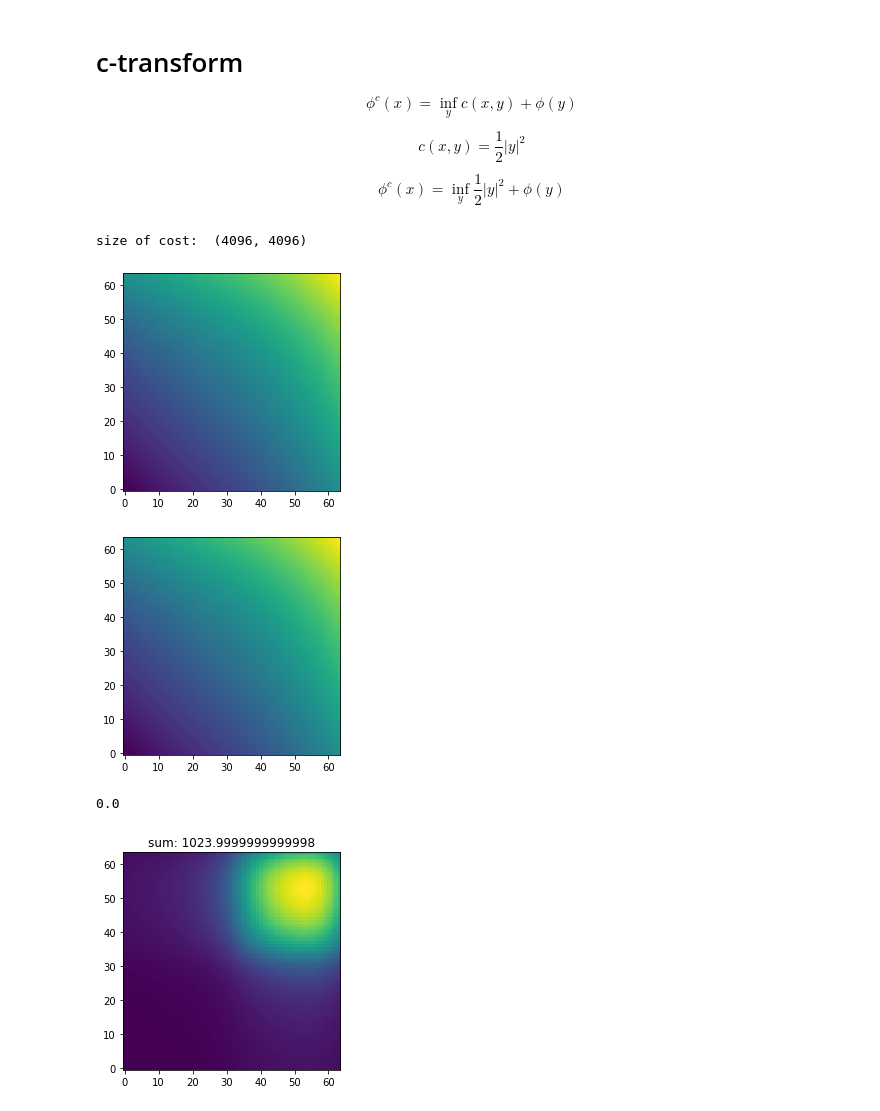
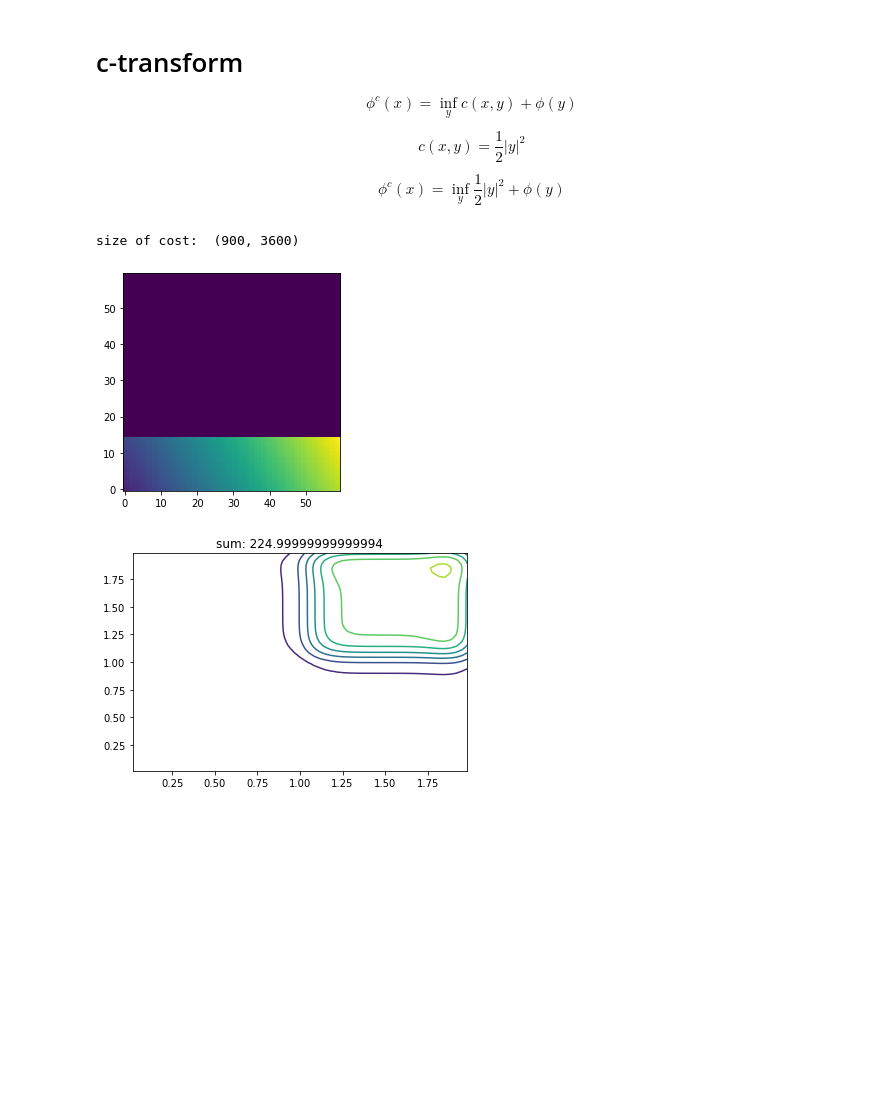
Before and after one commit to wonjunee/screening, a Jupyter notebook: python/screening_other.ipynb, the cells around one changed output. Cells and saved outputs as stored; diff of their text form; code cells hidden in the pictures; blank space fills up the shorter version.

```diff
--- a/python/screening_other.ipynb
+++ b/python/screening_other.ipynb
@@ -298,71 +302,58 @@ from IPython import display
 
 # parameters
 # grid size n x n
-n = 64
+n = 30
+m = 60
 
 # step size for the gradient ascent
-L = 1000
+L = 100
 
 # epsilon for pushforward
 epsilon = 5e-2
 max_iteration = 100000
-
-X, Y = np.meshgrid(np.linspace(0.5/n,1-0.5/n,n), np.linspace(0.5/n,1-0.5/n,n))
-
-Xx = X + 1
-Xy = Y + 1
+Xx,Xy =np.meshgrid(np.linspace(1+0.5/n,2-0.5/n,n), np.linspace(1+0.5/n,2-0.5/n,n))
 yMax = 2
-Yx = yMax * X
-Yy = yMax * Y
+Yx,Yy =np.meshgrid(np.linspace(yMax*0.5/m,yMax*(1-0.5/m),m), np.linspace(yMax*0.5/m,yMax*(1-0.5/m),m))
 
 dx = 1.0/n
 dy = dx * yMax
 
-# kernel = initialize_kernel(n, n, dy)
-kernel = initialize_kernel(n, n, 1.0/n*yMax)
+kernel = initialize_kernel(m, m, dy)
 
 Xv = np.zeros((n*n,2))
 Xv[:,0] = Xx.reshape((n*n,))
 Xv[:,1] = Xy.reshape((n*n,))
 
-Yv = np.zeros((n*n,2))
-Yv[:,0] = Yx.reshape((n*n,))
-Yv[:,1] = Yy.reshape((n*n,))
+Yv = np.zeros((m*m,2))
+Yv[:,0] = Yx.reshape((m*m,))
+Yv[:,1] = Yy.reshape((m*m,))
 
-cost = - np.sum(Xv.reshape((n*n,1,2)) * Yv.reshape((1,n*n,2)),axis=2)
+cost = - np.sum(Xv.reshape((n*n,1,2)) * Yv.reshape((1,m*m,2)),axis=2)
 print("size of cost: ", cost.shape)
 b    = 0.5 * (Yx**2 + Yy**2)
 
 psi_np = (- 0.5*(Xx**2+Xy**2)).astype('float64')
-phi_checking = np.zeros((n,n))
+phi_checking = np.zeros((m,m))
 c_transform_forward_cpp(phi_checking, psi_np, cost)
 plt.imshow(phi_checking,origin='lower')
 plt.show()
 
-phi_np = np.zeros((n,n)).astype('float64')
-nu_np  = np.zeros((n,n)).astype('float64')
+phi_np = np.zeros((m,m)).astype('float64')
+nu_np  = np.zeros((m,m)).astype('float64')
 
 c_transform_forward(phi_np, psi_np, cost)
-plt.imshow(phi_np,origin='lower')
-plt.show()
+approx_push(nu_np, psi_np, phi_np, cost, 1e-2, dx, dy)
 
-print(np.mean((phi_np - phi_checking)**2))
-
-
-approx_push(nu_np, psi_np, phi_np, cost, epsilon, dx, dy)
-
-plt.imshow(nu_np, origin='lower')
+plt.contour(Yx,Yy,nu_np, origin='lower')
 plt.title(f"sum: {np.sum(nu_np)}")
 plt.show()
 
 helper = HelperClass(phi_np, dx, dy)
 
-u = np.zeros((n,n)).astype('float64')
+u = np.zeros((m,m)).astype('float64')
 # %% [output]
-size of cost:  (4096, 4096)
+size of cost:  (900, 3600)
-[figure, old version]
+[figure, new version]
-[figure, old version]
+[figure, new version]
-0.0
-[figure, removed]
 # %%
 import tqdm
```
Also changed, not shown: parts of 3 cells of this notebook, 2 other files.
